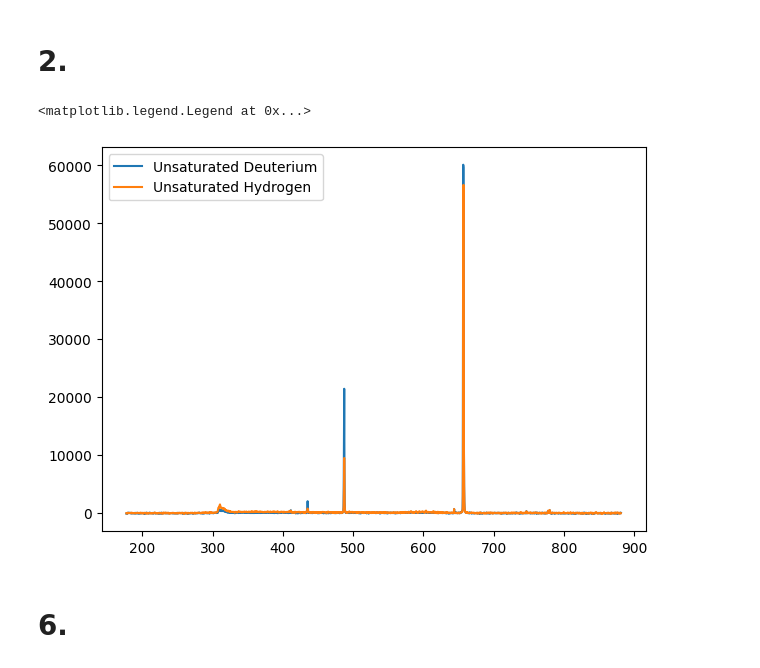
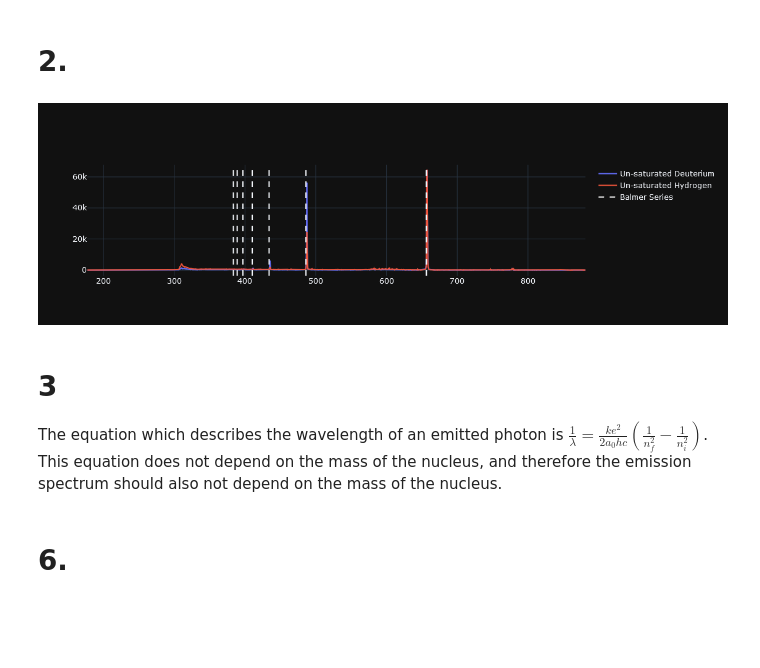
Before and after one commit to rainvm/College-Work, a Jupyter notebook: Physics/Physics 3/Homework/Hw5/comp/Spectra.ipynb, the cells around one changed output. Drawn from its saved outputs; the diff is of its cells as text; code cells hidden in the pictures; blank space fills up the shorter version.

```diff
--- a/Physics/Physics 3/Homework/Hw5/comp/Spectra.ipynb
+++ b/Physics/Physics 3/Homework/Hw5/comp/Spectra.ipynb
@@ -11,14 +12,25 @@ neon = pd.read_csv("neon_1.csv")
 # %% [markdown]
 # 2.
 # %%
-fig = plt.figure()
-ax = fig.add_axes([0.1,0.1,0.85,0.8])
-ax.plot(d1.Wavelength, d1.Intensity, label="Unsaturated Deuterium")
-ax.plot(h1.Wavelength, h1.Intensity, label="Unsaturated Hydrogen")
-ax.legend()
+fig = go.Figure(data=[
+    go.Scatter(x=d2.Wavelength, y=d2.Intensity, name=r'Un-saturated Deuterium'),
+    go.Scatter(x=h2.Wavelength, y=h2.Intensity, name=r'Un-saturated Hydrogen'),
+    go.Scatter(x=[None], y=[None], name="Balmer Series", line=dict(color="white", dash='dash'), mode='lines')
+])
+fig.add_vline(x=383.5384, line_dash='dash')
+fig.add_vline(x=388.9049, line_dash='dash')
+fig.add_vline(x=397.0072, line_dash='dash')
+fig.add_vline(x=410.174, line_dash='dash')
+fig.add_vline(x=434.047, line_dash='dash')
+fig.add_vline(x=486.133, line_dash='dash')
+fig.add_vline(x=656.272, line_dash='dash')
+fig.add_vline(x=656.2852, line_dash='dash')
+fig.show()
 # %% [output]
-<matplotlib.legend.Legend at 0x...>
-[figure, old version]
+[figure, new version]
+# %% [markdown]
+# 3
+The equation which describes the wavelength of an emitted photon is $\frac{1}{\lambda} = \frac{ke^2}{2a_0hc}\left(\frac{1}{n_f^2}-\frac{1}{n_i^2}\right)$. This equation does not depend on the mass of the nucleus, and therefore the emission spectrum should also not depend on the mass of the nucleus.
 # %% [markdown]
 # 6.
 # %%
```
Also changed, not shown: parts of 3 cells of this notebook, 15 other files.
